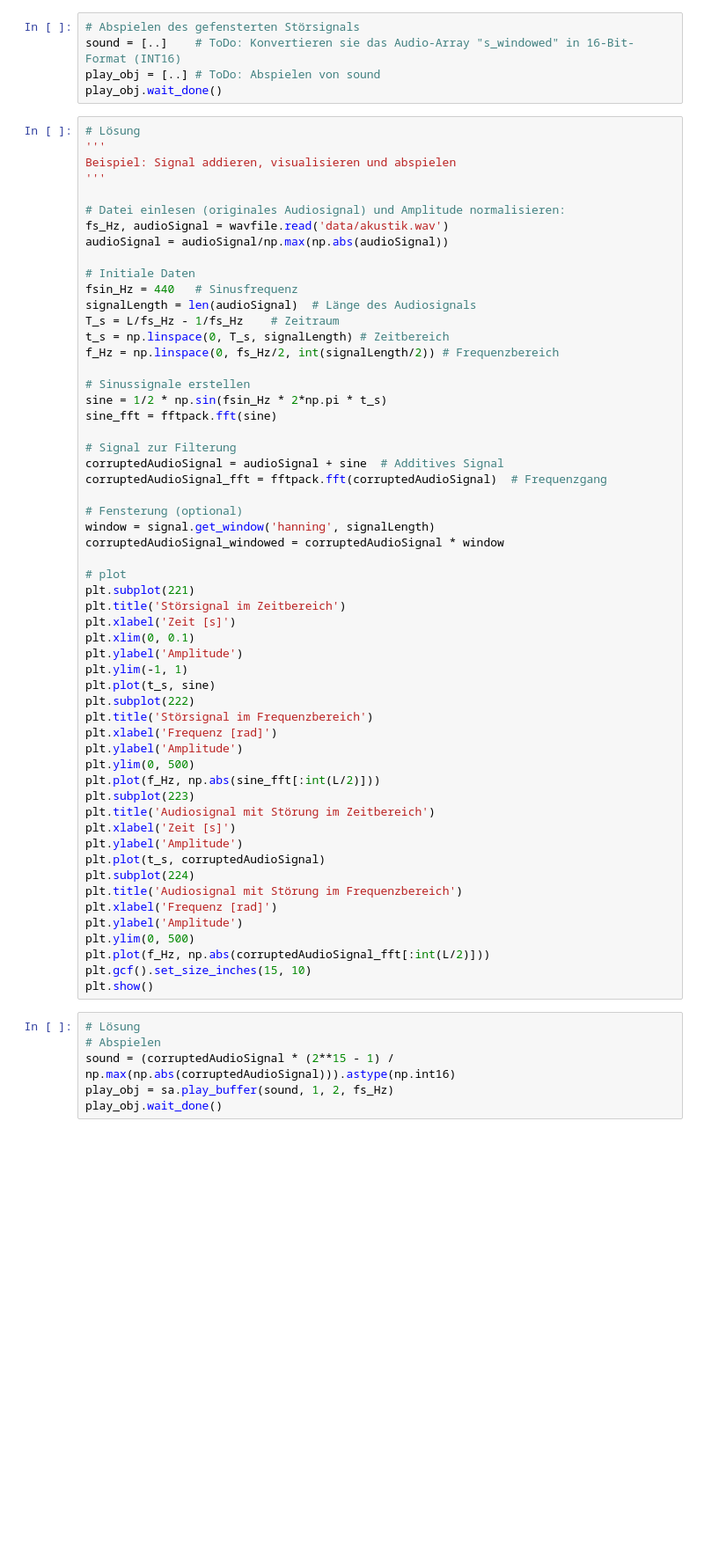
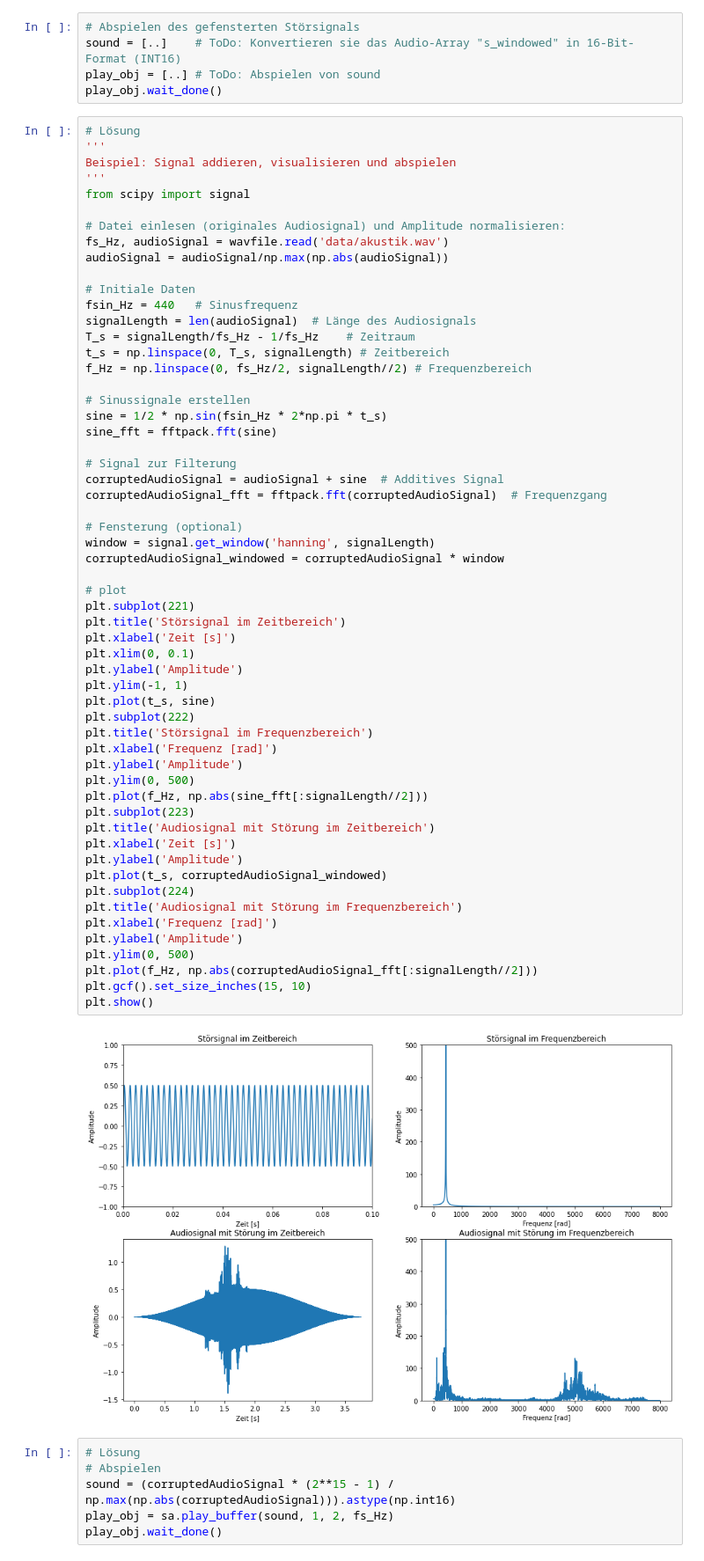
Before and after one commit to TUD-STKS/tud-sv, a Jupyter notebook: Thema-1-Filter/1.3 - Anwendungsbeispiel.ipynb, the cells around one changed output. Shown at 88% size. Drawn from its saved outputs; the diff is of its cells as text; blank space fills up the shorter version.

```diff
--- a/Thema-1-Filter/1.3 - Anwendungsbeispiel.ipynb
+++ b/Thema-1-Filter/1.3 - Anwendungsbeispiel.ipynb
@@ -316,6 +324,7 @@ play_obj.wait_done()
 '''
 Beispiel: Signal addieren, visualisieren und abspielen
 '''
+from scipy import signal
 
 # Datei einlesen (originales Audiosignal) und Amplitude normalisieren:
 fs_Hz, audioSignal = wavfile.read('data/akustik.wav')
@@ -324,9 +333,9 @@ audioSignal = audioSignal/np.max(np.abs(audioSignal))
 # Initiale Daten
 fsin_Hz = 440   # Sinusfrequenz
 signalLength = len(audioSignal)  # Länge des Audiosignals
-T_s = L/fs_Hz - 1/fs_Hz    # Zeitraum
+T_s = signalLength/fs_Hz - 1/fs_Hz    # Zeitraum
 t_s = np.linspace(0, T_s, signalLength) # Zeitbereich
-f_Hz = np.linspace(0, fs_Hz/2, int(signalLength/2)) # Frequenzbereich
+f_Hz = np.linspace(0, fs_Hz/2, signalLength//2) # Frequenzbereich
 
 # Sinussignale erstellen
 sine = 1/2 * np.sin(fsin_Hz * 2*np.pi * t_s)
@@ -337,36 +346,38 @@ corruptedAudioSignal = audioSignal + sine  # Additives Signal
 corruptedAudioSignal_fft = fftpack.fft(corruptedAudioSignal)  # Frequenzgang
 
 # Fensterung (optional)
 window = signal.get_window('hanning', signalLength)
 corruptedAudioSignal_windowed = corruptedAudioSignal * window
 
 # plot
 plt.subplot(221)
 plt.title('Störsignal im Zeitbereich')
 plt.xlabel('Zeit [s]')
 plt.xlim(0, 0.1)
 plt.ylabel('Amplitude')
 plt.ylim(-1, 1)
 plt.plot(t_s, sine)
 plt.subplot(222)
 plt.title('Störsignal im Frequenzbereich')
 plt.xlabel('Frequenz [rad]')
 plt.ylabel('Amplitude')
 plt.ylim(0, 500)
-plt.plot(f_Hz, np.abs(sine_fft[:int(L/2)]))
+plt.plot(f_Hz, np.abs(sine_fft[:signalLength//2]))
 plt.subplot(223)
 plt.title('Audiosignal mit Störung im Zeitbereich')
 plt.xlabel('Zeit [s]')
 plt.ylabel('Amplitude')
-plt.plot(t_s, corruptedAudioSignal)
+plt.plot(t_s, corruptedAudioSignal_windowed)
 plt.subplot(224)
 plt.title('Audiosignal mit Störung im Frequenzbereich')
 plt.xlabel('Frequenz [rad]')
 plt.ylabel('Amplitude')
 plt.ylim(0, 500)
-plt.plot(f_Hz, np.abs(corruptedAudioSignal_fft[:int(L/2)]))
+plt.plot(f_Hz, np.abs(corruptedAudioSignal_fft[:signalLength//2]))
 plt.gcf().set_size_inches(15, 10)
 plt.show()
+# %% [output]
+[figure, added]
 # %%
 # Lösung
 # Abspielen
```
Also changed, not shown: parts of 7 cells of this notebook.
